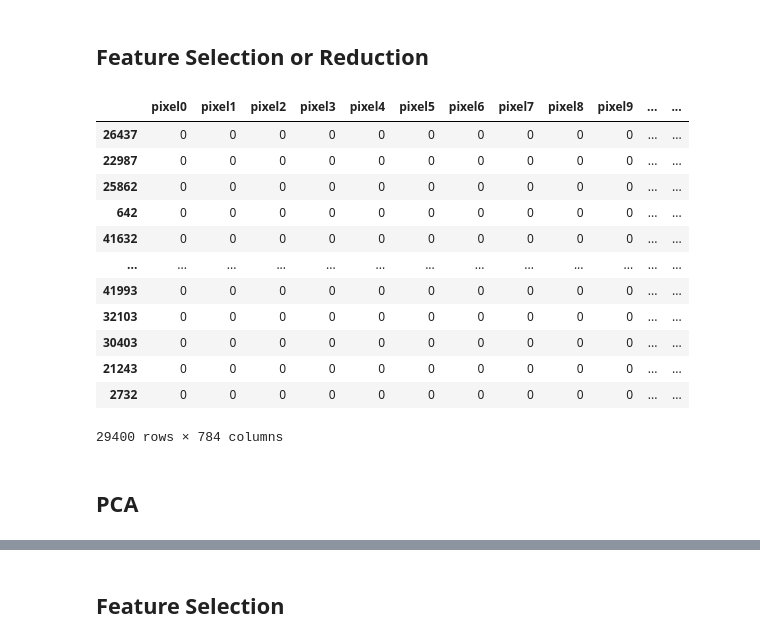
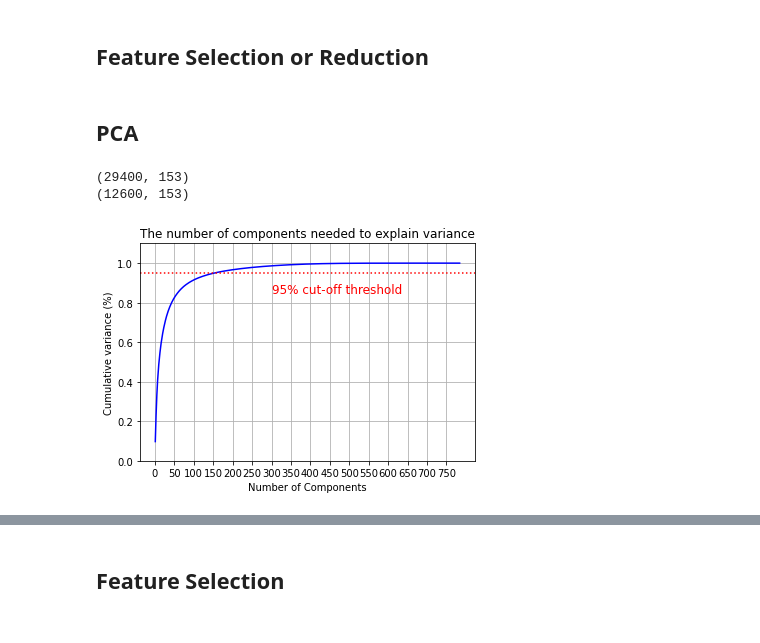
Before and after one commit to gbouzioto/machine_learning_master_2020, a Jupyter notebook: exercise_2/exercise_2.ipynb, the cells around one changed output, grey strips where cells are left out. Cells and saved outputs as stored; diff of their text form; code cells hidden in the pictures.

```diff
--- a/exercise_2/exercise_2.ipynb
+++ b/exercise_2/exercise_2.ipynb
@@ -61,5 +44,5 @@ train = pd.read_csv("mnist.csv")
 # %%
-#Printing the size of the dataframe
-print ("Training dataset has %i observations and %i variables" %(train.shape[0], train.shape[1]))
-# print ("Testing dataset has %i observations and %i variables" %(test.shape[0], test.shape[1]))
+#load the datasets
+train = pd.read_csv("mnist.csv").astype('int32')
+print ("Training dataset has %i observations and %i variables" %(train.shape[0], train.shape[1]-1))
 # %% [output]
@@ -136,21 +108,4 @@ print(X_test.shape)
 # %% [markdown]
 ## Feature Selection or Reduction
-# %%
-df_new= X_train.dropna()
-df_new
-# %% [output]
-|  | pixel0 | pixel1 | pixel2 | pixel3 | pixel4 | pixel5 | pixel6 | pixel7 | pixel8 | pixel9 | ... | ... |
-| 26437 | 0 | 0 | 0 | 0 | 0 | 0 | 0 | 0 | 0 | 0 | ... | ... |
-| 22987 | 0 | 0 | 0 | 0 | 0 | 0 | 0 | 0 | 0 | 0 | ... | ... |
-| 25862 | 0 | 0 | 0 | 0 | 0 | 0 | 0 | 0 | 0 | 0 | ... | ... |
-| 642 | 0 | 0 | 0 | 0 | 0 | 0 | 0 | 0 | 0 | 0 | ... | ... |
-| 41632 | 0 | 0 | 0 | 0 | 0 | 0 | 0 | 0 | 0 | 0 | ... | ... |
-| ... | ... | ... | ... | ... | ... | ... | ... | ... | ... | ... | ... | ... |
-| 41993 | 0 | 0 | 0 | 0 | 0 | 0 | 0 | 0 | 0 | 0 | ... | ... |
-| 32103 | 0 | 0 | 0 | 0 | 0 | 0 | 0 | 0 | 0 | 0 | ... | ... |
-| 30403 | 0 | 0 | 0 | 0 | 0 | 0 | 0 | 0 | 0 | 0 | ... | ... |
-| 21243 | 0 | 0 | 0 | 0 | 0 | 0 | 0 | 0 | 0 | 0 | ... | ... |
-| 2732 | 0 | 0 | 0 | 0 | 0 | 0 | 0 | 0 | 0 | 0 | ... | ... |
-29400 rows × 784 columns
 # %% [markdown]
 ## PCA
@@ -164,0 +160,53 @@ X_test_new = pca.transform(X_test)
+# %%
+# feature extraction
+# n_components=100
+scaler = MinMaxScaler()
+X_train_rescaled = scaler.fit_transform(X_train)
+pca = PCA(n_components = 0.95)
+pca.fit(X_train)
+
+# fig, ax = plt.subplots()
+
+# plt.xlim(0.0,800.0)
+# plt.ylim(0.0,1.1)
+
+# plt.xlabel('number of components')
+# plt.ylabel('cumulative explained variance')
+# ax.plot(np.cumsum(pca.explained_variance_ratio_), color='b')
+# ax.axhline(y=0.95, color='r', linestyle='dotted')
+# ax.text(100, 0.85, '95% cut-off threshold', color = 'red', fontsize=16)
+
+
+X_train_new = pca.transform(X_train)
+X_test_new = pca.transform(X_test)
+print(X_train_new.shape)
+print(X_test_new.shape)
+# %% [output]
+(29400, 153)
+(12600, 153)
+# %%
+scaler = MinMaxScaler()
+X_train_rescaled = scaler.fit_transform(X_train)
+pca = PCA().fit(X_train_rescaled)
+
+# plt.rcParams["figure.figsize"] = (12,6)
+
+fig, ax = plt.subplots()
+xi = np.arange(1, 785, step=1)
+y = np.cumsum(pca.explained_variance_ratio_)
+
+plt.ylim(0.0,1.1)
+plt.plot(xi, y, color='b')
+
+plt.xlabel('Number of Components')
+plt.xticks(np.arange(0, 785, step=50)) #change from 0-based array index to 1-based human-readable label
+plt.ylabel('Cumulative variance (%)')
+plt.title('The number of components needed to explain variance')
+
+plt.axhline(y=0.95, color='r', linestyle='dotted')
+plt.text(300, 0.85, '95% cut-off threshold', color = 'red', fontsize=12)
+
+ax.grid()
+plt.show()
+# %% [output]
+[figure, added]
```
Also changed, not shown: parts of 28 cells of this notebook, 1 other file.
